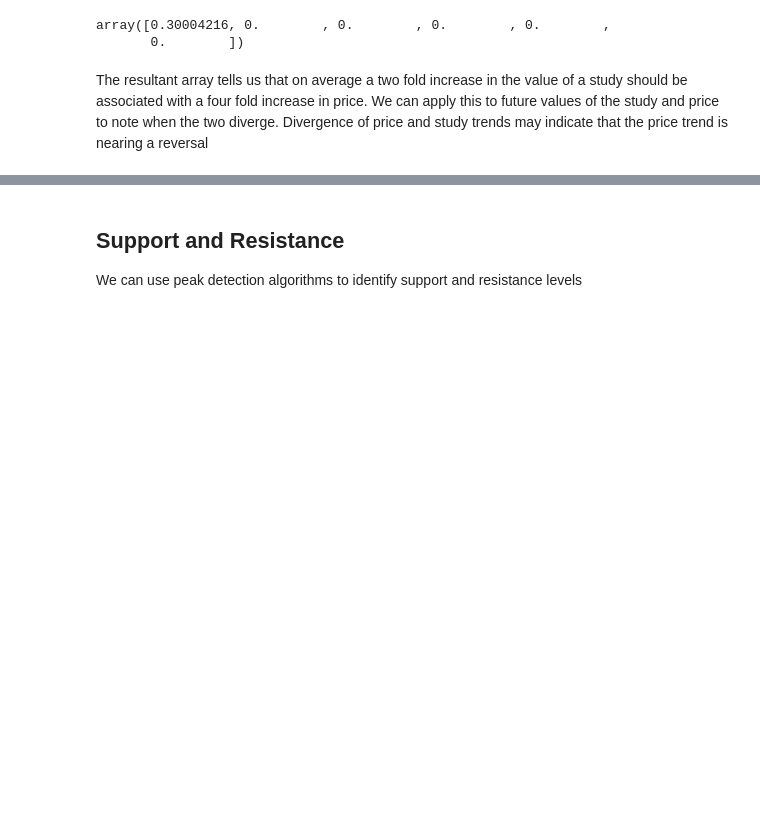
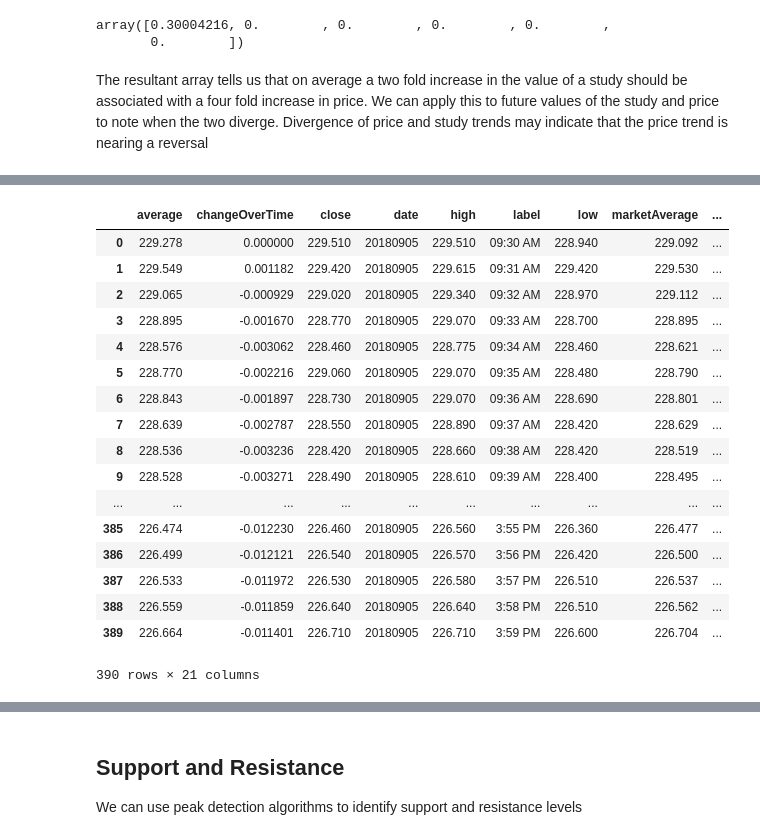
Before and after one commit to TidalPaladin/trader, a Jupyter notebook: trader-theory.ipynb, the cells around one changed output, grey strips where cells are left out. Saved outputs shown, nothing was run; the diff lists cells and outputs as text; code cells hidden in the pictures; blank space fills up the shorter version.

```diff
--- a/trader-theory.ipynb
+++ b/trader-theory.ipynb
@@ -137,0 +165,27 @@ The resultant array tells us that on average a two fold increase in the value of
+# %%
+import pandas as pd
+import plotly.plotly as py
+import plotly.graph_objs as go
+from datetime import datetime
+
+df = pd.read_json('/home/tidal/Dropbox/Software/trader/data/aapl-1d1m.json')
+df
+# %% [output]
+|  | average | changeOverTime | close | date | high | label | low | marketAverage | ... |
+| 0 | 229.278 | 0.000000 | 229.510 | 20180905 | 229.510 | 09:30 AM | 228.940 | 229.092 | ... |
+| 1 | 229.549 | 0.001182 | 229.420 | 20180905 | 229.615 | 09:31 AM | 229.420 | 229.530 | ... |
+| 2 | 229.065 | -0.000929 | 229.020 | 20180905 | 229.340 | 09:32 AM | 228.970 | 229.112 | ... |
+| 3 | 228.895 | -0.001670 | 228.770 | 20180905 | 229.070 | 09:33 AM | 228.700 | 228.895 | ... |
+| 4 | 228.576 | -0.003062 | 228.460 | 20180905 | 228.775 | 09:34 AM | 228.460 | 228.621 | ... |
+| 5 | 228.770 | -0.002216 | 229.060 | 20180905 | 229.070 | 09:35 AM | 228.480 | 228.790 | ... |
+| 6 | 228.843 | -0.001897 | 228.730 | 20180905 | 229.070 | 09:36 AM | 228.690 | 228.801 | ... |
+| 7 | 228.639 | -0.002787 | 228.550 | 20180905 | 228.890 | 09:37 AM | 228.420 | 228.629 | ... |
+| 8 | 228.536 | -0.003236 | 228.420 | 20180905 | 228.660 | 09:38 AM | 228.420 | 228.519 | ... |
+| 9 | 228.528 | -0.003271 | 228.490 | 20180905 | 228.610 | 09:39 AM | 228.400 | 228.495 | ... |
+| ... | ... | ... | ... | ... | ... | ... | ... | ... | ... |
+| 385 | 226.474 | -0.012230 | 226.460 | 20180905 | 226.560 | 3:55 PM | 226.360 | 226.477 | ... |
+| 386 | 226.499 | -0.012121 | 226.540 | 20180905 | 226.570 | 3:56 PM | 226.420 | 226.500 | ... |
+| 387 | 226.533 | -0.011972 | 226.530 | 20180905 | 226.580 | 3:57 PM | 226.510 | 226.537 | ... |
+| 388 | 226.559 | -0.011859 | 226.640 | 20180905 | 226.640 | 3:58 PM | 226.510 | 226.562 | ... |
+| 389 | 226.664 | -0.011401 | 226.710 | 20180905 | 226.710 | 3:59 PM | 226.600 | 226.704 | ... |
+390 rows × 21 columns
```
Also changed, not shown: parts of 11 cells of this notebook, 4 other files.
